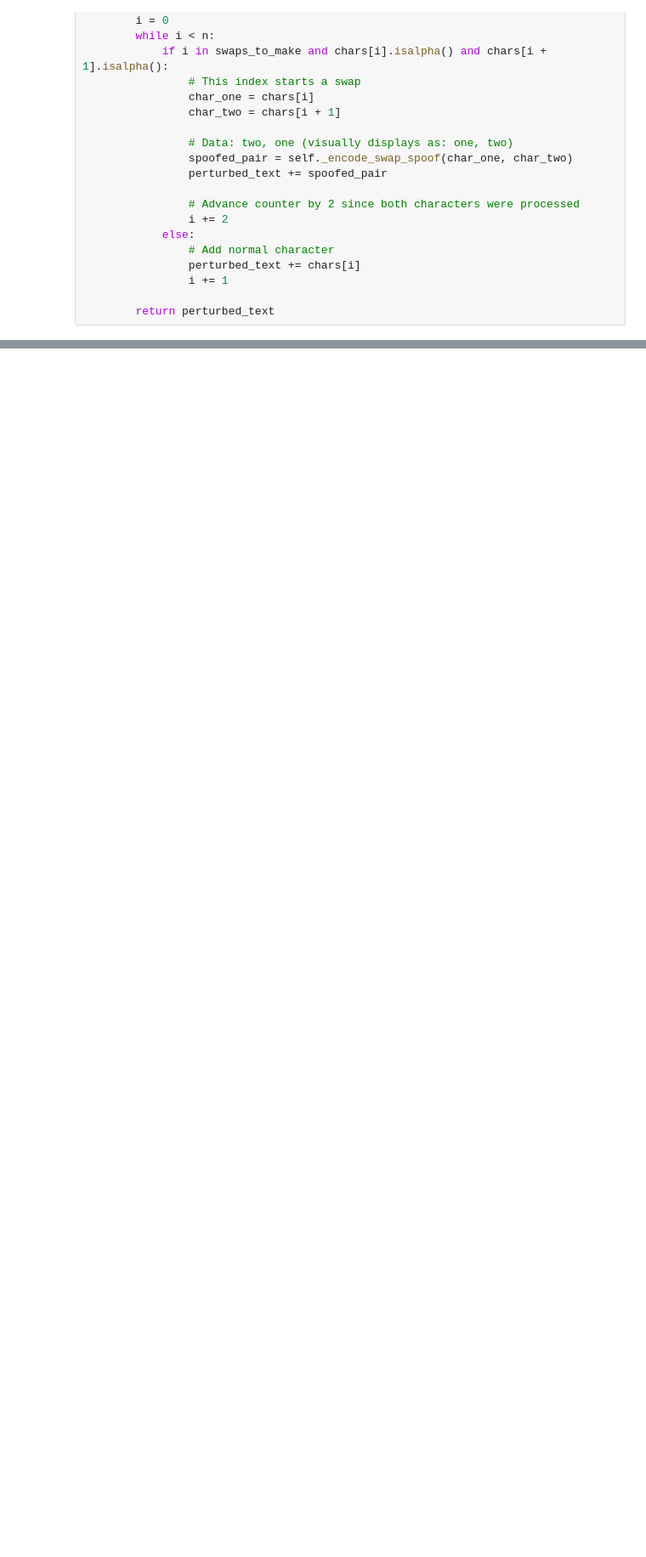
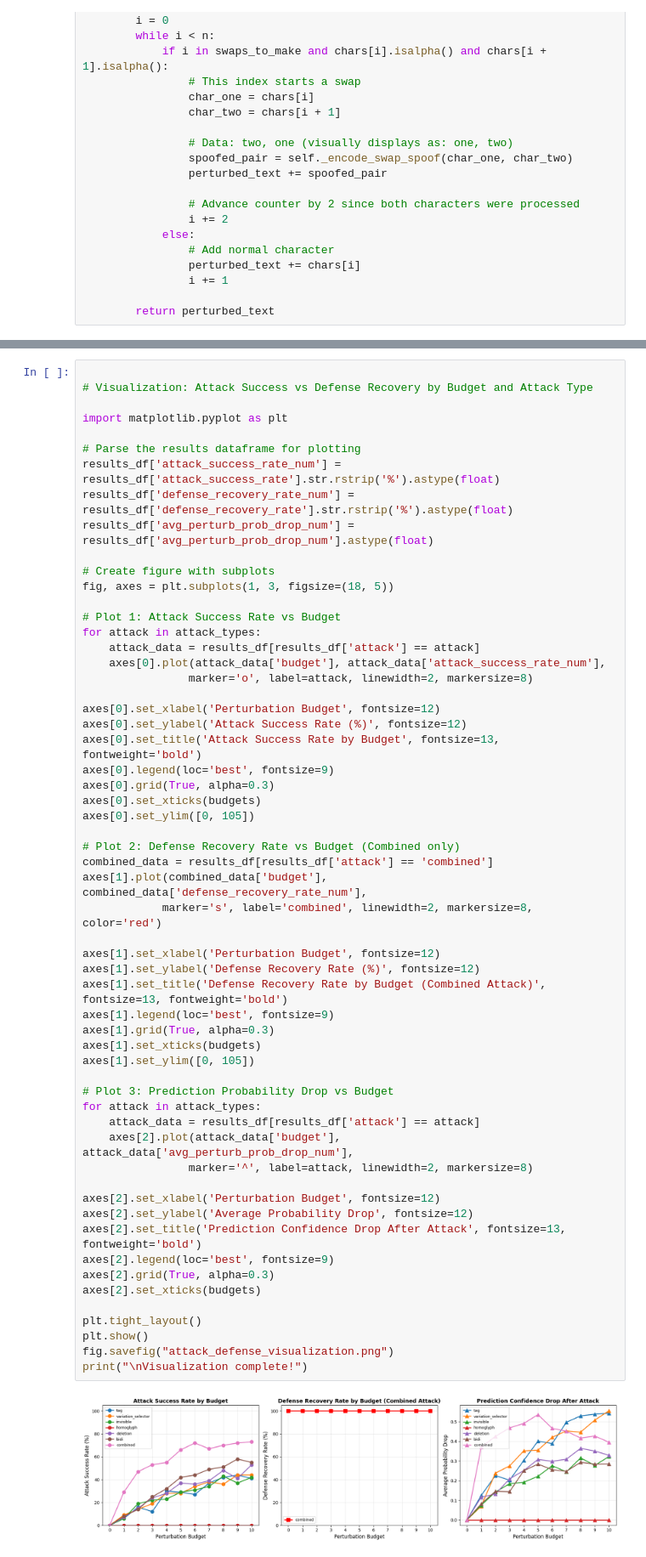
Before and after one commit to khorcarol/textual-adversarial-defense, a Jupyter notebook: python/generate_attack.ipynb, the cells around one changed output, grey strips where cells are left out. Shown: that part at 85% size. Drawn from its saved outputs; the diff is of its cells as text; blank space fills up the shorter version.

```diff
--- a/python/generate_attack.ipynb
+++ b/python/generate_attack.ipynb
@@ -441,0 +704,60 @@ ab
+# %%
+
+# Visualization: Attack Success vs Defense Recovery by Budget and Attack Type
+
+import matplotlib.pyplot as plt
+
+# Parse the results dataframe for plotting
+results_df['attack_success_rate_num'] = results_df['attack_success_rate'].str.rstrip('%').astype(float)
+results_df['defense_recovery_rate_num'] = results_df['defense_recovery_rate'].str.rstrip('%').astype(float)
+results_df['avg_perturb_prob_drop_num'] = results_df['avg_perturb_prob_drop_num'].astype(float)
+
+# Create figure with subplots
+fig, axes = plt.subplots(1, 3, figsize=(18, 5))
+
+# Plot 1: Attack Success Rate vs Budget
+for attack in attack_types:
+    attack_data = results_df[results_df['attack'] == attack]
+    axes[0].plot(attack_data['budget'], attack_data['attack_success_rate_num'],
+                marker='o', label=attack, linewidth=2, markersize=8)
+
+axes[0].set_xlabel('Perturbation Budget', fontsize=12)
+axes[0].set_ylabel('Attack Success Rate (%)', fontsize=12)
+axes[0].set_title('Attack Success Rate by Budget', fontsize=13, fontweight='bold')
+axes[0].legend(loc='best', fontsize=9)
+axes[0].grid(True, alpha=0.3)
+axes[0].set_xticks(budgets)
+axes[0].set_ylim([0, 105])
+
+# Plot 2: Defense Recovery Rate vs Budget (Combined only)
+combined_data = results_df[results_df['attack'] == 'combined']
+axes[1].plot(combined_data['budget'], combined_data['defense_recovery_rate_num'],
+            marker='s', label='combined', linewidth=2, markersize=8, color='red')
+
+axes[1].set_xlabel('Perturbation Budget', fontsize=12)
+axes[1].set_ylabel('Defense Recovery Rate (%)', fontsize=12)
+axes[1].set_title('Defense Recovery Rate by Budget (Combined Attack)', fontsize=13, fontweight='bold')
+axes[1].legend(loc='best', fontsize=9)
+axes[1].grid(True, alpha=0.3)
+axes[1].set_xticks(budgets)
+axes[1].set_ylim([0, 105])
+
+# Plot 3: Prediction Probability Drop vs Budget
+for attack in attack_types:
+    attack_data = results_df[results_df['attack'] == attack]
+    axes[2].plot(attack_data['budget'], attack_data['avg_perturb_prob_drop_num'],
+                marker='^', label=attack, linewidth=2, markersize=8)
+
+axes[2].set_xlabel('Perturbation Budget', fontsize=12)
+axes[2].set_ylabel('Average Probability Drop', fontsize=12)
+axes[2].set_title('Prediction Confidence Drop After Attack', fontsize=13, fontweight='bold')
+axes[2].legend(loc='best', fontsize=9)
+axes[2].grid(True, alpha=0.3)
+axes[2].set_xticks(budgets)
+
+plt.tight_layout()
+plt.show()
+fig.savefig("attack_defense_visualization.png")
+print("\nVisualization complete!")
+# %% [output]
+[figure, added]
```
Also changed, not shown: parts of 18 cells of this notebook, 4 other files.
